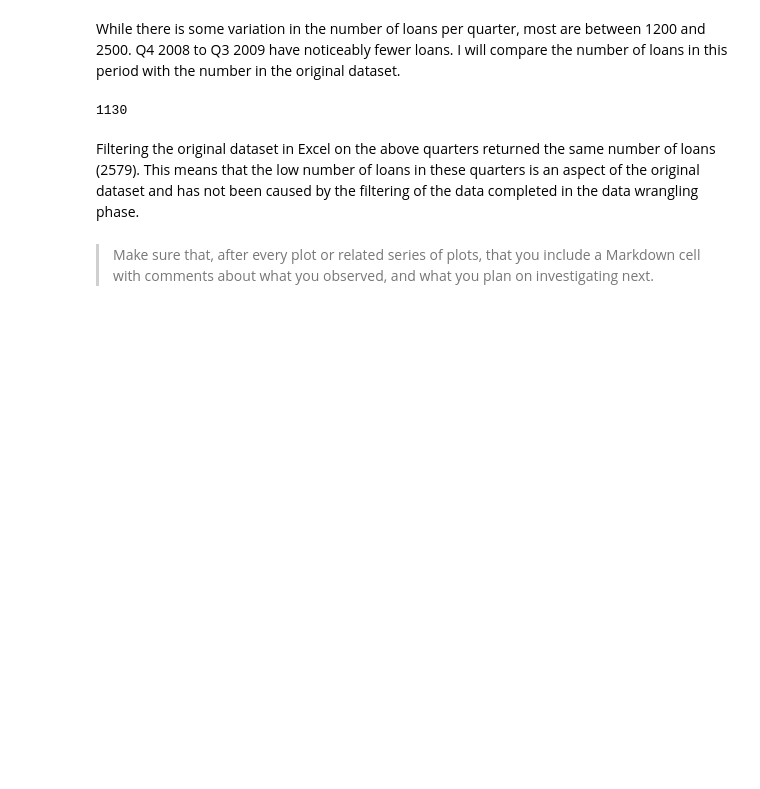
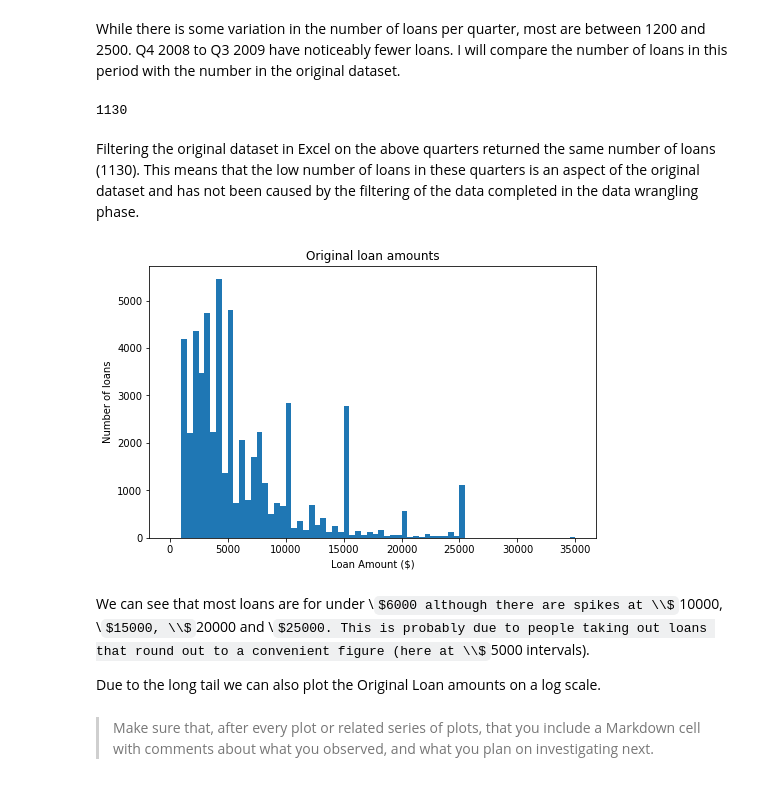
Before and after one commit to Jeffro80/DAND_Communicate_Findings, a Jupyter notebook: exploration-WORKING.ipynb, the cells around one changed output. Cells and saved outputs as stored; diff of their text form; code cells hidden in the pictures; some formulas as TeX source; blank space fills up the shorter version.

Commit message:
Add origin loan amounts

```diff
--- a/exploration-WORKING.ipynb
+++ b/exploration-WORKING.ipynb
@@ -424,7 +424,24 @@ low_quarters.sum()
 # %% [output]
 1130
 # %% [markdown]
-Filtering the original dataset in Excel on the above quarters returned the same number of loans (2579). This means that the low number of loans in these quarters is an aspect of the original dataset and has not been caused by the filtering of the data completed in the data wrangling phase.
+Filtering the original dataset in Excel on the above quarters returned the same number of loans (1130). This means that the low number of loans in these quarters is an aspect of the original dataset and has not been caused by the filtering of the data completed in the data wrangling phase.
+# %%
+# Plot LoanOriginalAmount column
+binsize = 500
+bins = np.arange(0, loans['LoanOriginalAmount'].max()+binsize, binsize)
+
+plt.figure(figsize=[8, 5])
+plt.hist(data = loans, x = 'LoanOriginalAmount', bins = bins)
+plt.xlabel('Loan Amount ($)')
+plt.ylabel('Number of loans')
+plt.title('Original loan amounts')
+plt.show()
+# %% [output]
+[figure, added]
+# %% [markdown]
+We can see that most loans are for under \\$6000 although there are spikes at \\$10000, \\$15000, \\$20000 and \\$25000. This is probably due to people taking out loans that round out to a convenient figure (here at \\$5000 intervals).
+
+Due to the long tail we can also plot the Original Loan amounts on a log scale.
 # %% [markdown]
 > Make sure that, after every plot or related series of plots, that you
 include a Markdown cell with comments about what you observed, and what
```
